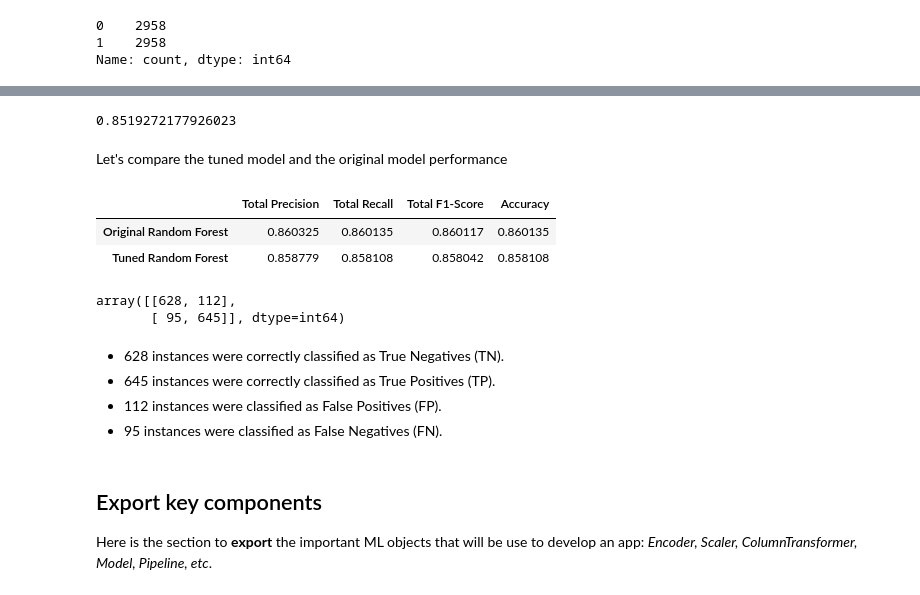
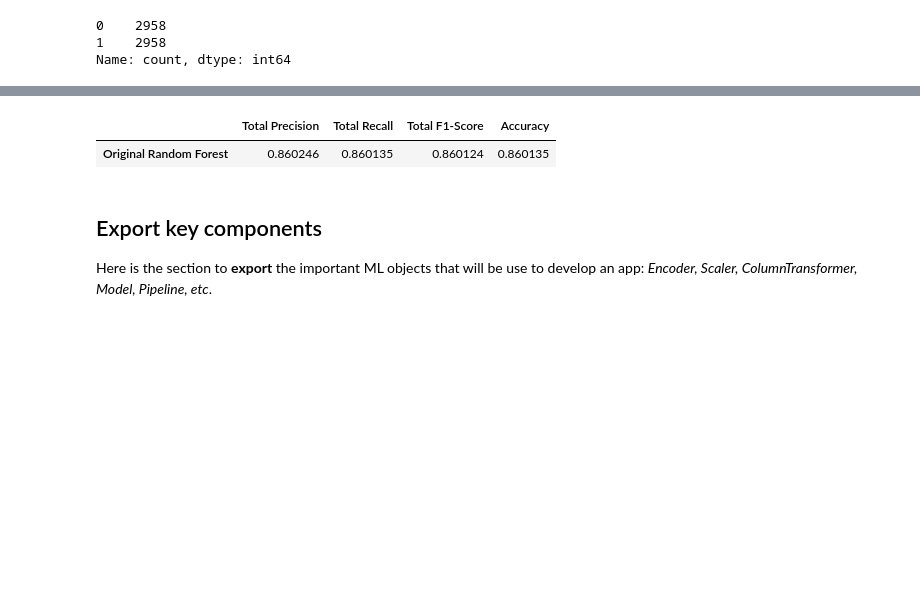
Before and after one commit to Azie88/Gradio-ML-classification-model-app-deployment, a Jupyter notebook: Project_notebook.ipynb, the cells around one changed output, grey strips where cells are left out. Saved outputs shown, nothing was run; the diff lists cells and outputs as text; code cells hidden in the pictures; blank space fills up the shorter version.

```diff
--- a/Project_notebook.ipynb
+++ b/Project_notebook.ipynb
@@ -243,6 +244,15 @@ feature_names = num_feature_names + list(cat_feature_names)
 # Convert X_processed to DataFrame
 X_processed_df = pd.DataFrame(X_processed, columns=feature_names)
 
-# Display DataFrame
-X_processed_df
+# Extract the first three columns
+first_three_columns = X_processed_df.iloc[:, :3]
+
+# Extract the remaining columns except the first three
+remaining_columns = X_processed_df.iloc[:, 3:]
+
+# Concatenate the remaining columns with the first three columns shifted to the end
+X_processed_df = pd.concat([remaining_columns, first_three_columns], axis=1)
+
+# Display the new DataFrame
+X_processed_df.head()
 # %% [output]
@@ -562,6 +301,0 @@ Fitting 5 folds for each of 150 candidates, totalling 750 fits
-# %%
-# mean accuracy score of the best estimator
-
-best_score
-# %% [output]
-0.8519272177926023
@@ -577,61 +302,36 @@ original_rf_model = rfm.predict(X_test)
-# %% [markdown]
-Let's compare the tuned model and the original model performance
+# %%
+# Load the saved model
+loaded_model = load('toolkit\Random Forest Classifier.joblib')
 # %%
-# Calculate the classification report
+# Doublecheck model accuracy with classid=fication report
 
-report = classification_report(y_test, original_rf_model, output_dict=True)
-report_2 = classification_report(y_test, random_search_rf_pred, output_dict=True)
+y_pred = loaded_model.predict(X_test)
+
+report = classification_report(y_test, y_pred, output_dict=True)
 
 # Extract precision, recall, f1-score, and accuracy metrics for both classes
-
 precision = ((report['1']['precision'] + report['0']['precision'])) / 2
 recall = ((report['1']['recall'] + report['0']['recall'])) / 2
 f1 = ((report['1']['f1-score'] + report['0']['f1-score'])) / 2
 
-precision2 = ((report_2['1']['precision'] + report_2['0']['precision'])) / 2
-recall2 = ((report_2['1']['recall'] + report_2['0']['recall'])) / 2
-f12 = ((report_2['1']['f1-score'] + report_2['0']['f1-score'])) / 2
-
 # Create dictionaries for metrics
-metrics_original_Random_Forest = {
+metrics_Random_Forest = {
     'Total Precision': precision,
     'Total Recall': recall,
     'Total F1-Score': f1,
     'Accuracy': report['accuracy']
 }
 
-metrics_Tuned_Random_Forest = {
-    'Total Precision': precision2,
-    'Total Recall': recall2,
-    'Total F1-Score': f12,
-    'Accuracy': report_2['accuracy']
-}
-
 # Create DataFrames from the metrics dictionaries
-metrics_df_original = pd.DataFrame(metrics_original_Random_Forest, index=['Original Random Forest'])
-metrics_df_tuned = pd.DataFrame(metrics_Tuned_Random_Forest, index=['Tuned Random Forest'])
+metrics_df_original = pd.DataFrame(metrics_Random_Forest, index=['Original Random Forest'])
 
 # Concatenate the DataFrames vertically to combine the metrics
-combined_metrics_df = pd.concat([metrics_df_original, metrics_df_tuned])
+metrics_df = pd.concat([metrics_df_original])
 
-combined_metrics_df
+metrics_df
 # %% [output]
 |  | Total Precision | Total Recall | Total F1-Score | Accuracy |
-| Original Random Forest | 0.860325 | 0.860135 | 0.860117 | 0.860135 |
-| Tuned Random Forest | 0.858779 | 0.858108 | 0.858042 | 0.858108 |
+| Original Random Forest | 0.860246 | 0.860135 | 0.860124 | 0.860135 |
-# %%
-# construct the confusion matrix for the best model
-confusion_matrix_rf = confusion_matrix(y_test, original_rf_model)
-
-confusion_matrix_rf
-# %% [output]
-array([[628, 112],
-       [ 95, 645]], dtype=int64)
-# %% [markdown]
-- 628 instances were correctly classified as True Negatives (TN).
-- 645 instances were correctly classified as True Positives (TP).
-- 112 instances were classified as False Positives (FP).
-- 95 instances were classified as False Negatives (FN).
 # %% [markdown]
 ## Export key components
 Here is the section to **export** the important ML objects that will be use to develop an app: *Encoder, Scaler, ColumnTransformer, Model, Pipeline, etc*.
```
Also changed, not shown: parts of 49 cells of this notebook.
